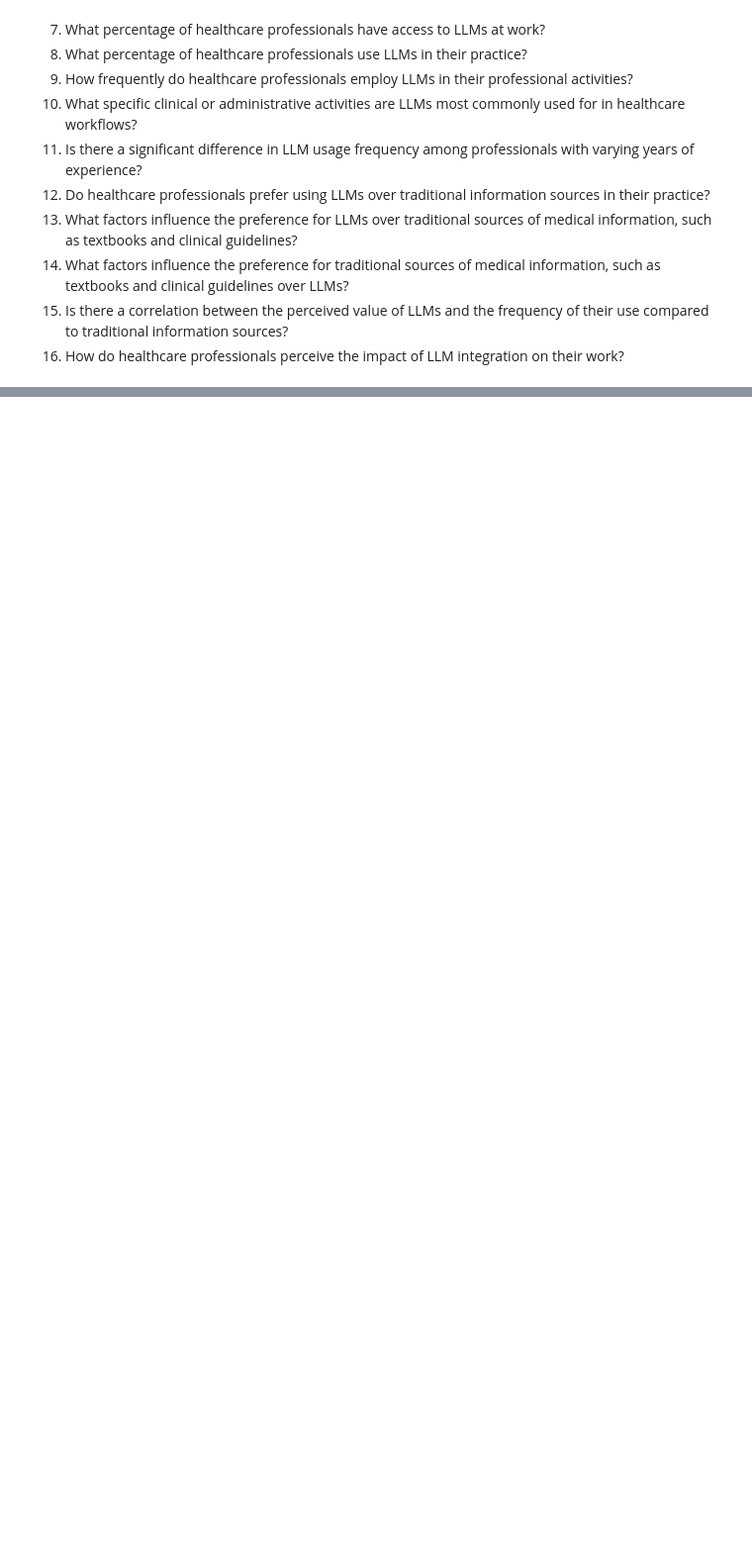
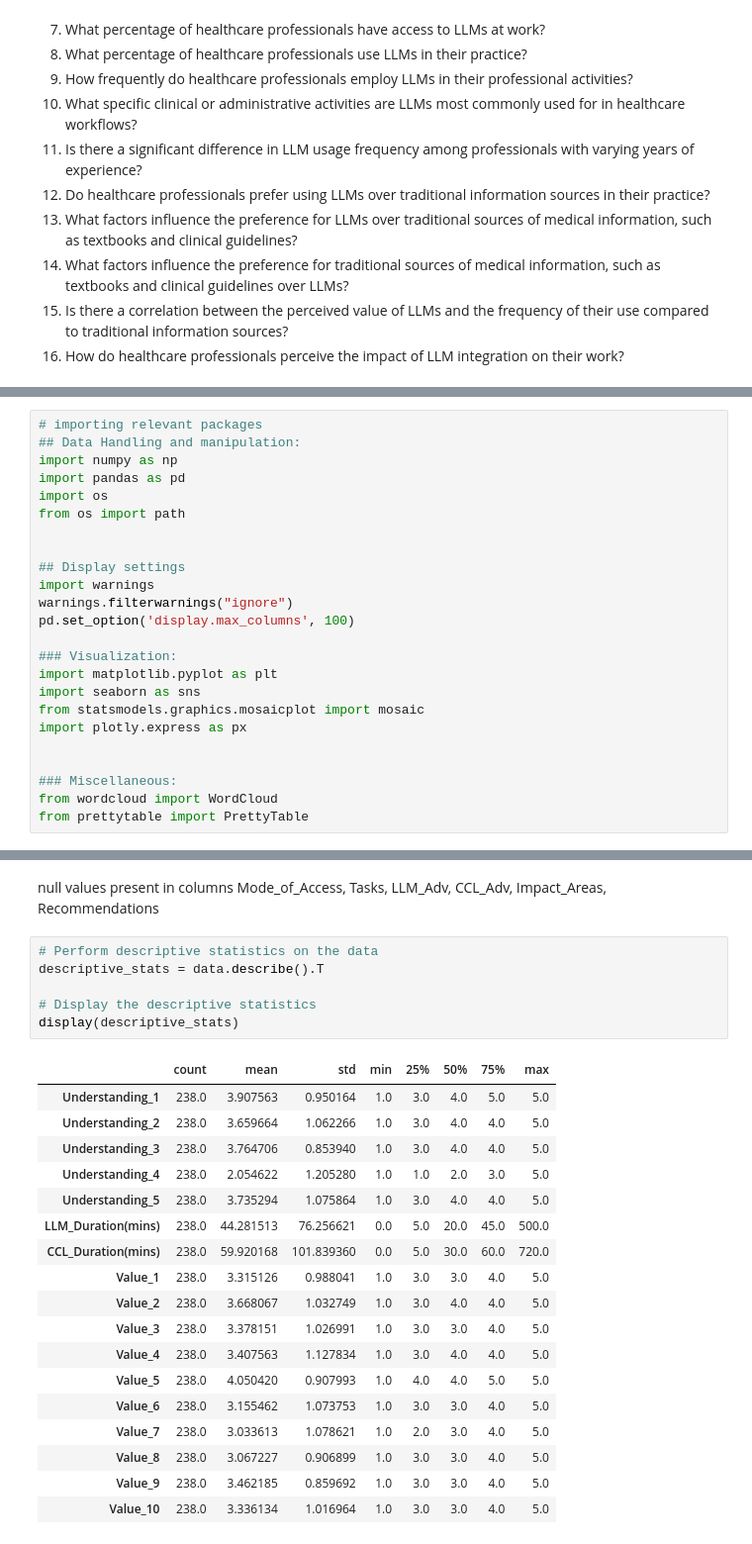
Before and after one commit to elle-shika/Healthy-Models, a Jupyter notebook: Script/Analysis.ipynb, the cells around one changed output, grey strips where cells are left out. Shown: that part at 99% size. Drawn from its saved outputs; the diff is of its cells as text; blank space fills up the shorter version.

```diff
--- a/Script/Analysis.ipynb
+++ b/Script/Analysis.ipynb
@@ -42,0 +45,24 @@ Understanding adoption patterns of LLMs  is vital for policymakers, healthcare a
+# %%
+# importing relevant packages
+## Data Handling and manipulation:
+import numpy as np
+import pandas as pd
+import os
+from os import path
+
+
+## Display settings
+import warnings
+warnings.filterwarnings("ignore")
+pd.set_option('display.max_columns', 100)
+
+### Visualization:
+import matplotlib.pyplot as plt
+import seaborn as sns
+from statsmodels.graphics.mosaicplot import mosaic
+import plotly.express as px
+
+
+### Miscellaneous:
+from wordcloud import WordCloud
+from prettytable import PrettyTable
@@ -42,0 +228,27 @@ Understanding adoption patterns of LLMs  is vital for policymakers, healthcare a
+# %% [markdown]
+null values present in columns Mode_of_Access, Tasks, LLM_Adv, CCL_Adv, Impact_Areas, Recommendations
+# %%
+# Perform descriptive statistics on the data
+descriptive_stats = data.describe().T
+
+# Display the descriptive statistics
+display(descriptive_stats)
+# %% [output]
+|  | count | mean | std | min | 25% | 50% | 75% | max |
+| Understanding_1 | 238.0 | 3.907563 | 0.950164 | 1.0 | 3.0 | 4.0 | 5.0 | 5.0 |
+| Understanding_2 | 238.0 | 3.659664 | 1.062266 | 1.0 | 3.0 | 4.0 | 4.0 | 5.0 |
+| Understanding_3 | 238.0 | 3.764706 | 0.853940 | 1.0 | 3.0 | 4.0 | 4.0 | 5.0 |
+| Understanding_4 | 238.0 | 2.054622 | 1.205280 | 1.0 | 1.0 | 2.0 | 3.0 | 5.0 |
+| Understanding_5 | 238.0 | 3.735294 | 1.075864 | 1.0 | 3.0 | 4.0 | 4.0 | 5.0 |
+| LLM_Duration(mins) | 238.0 | 44.281513 | 76.256621 | 0.0 | 5.0 | 20.0 | 45.0 | 500.0 |
+| CCL_Duration(mins) | 238.0 | 59.920168 | 101.839360 | 0.0 | 5.0 | 30.0 | 60.0 | 720.0 |
+| Value_1 | 238.0 | 3.315126 | 0.988041 | 1.0 | 3.0 | 3.0 | 4.0 | 5.0 |
+| Value_2 | 238.0 | 3.668067 | 1.032749 | 1.0 | 3.0 | 4.0 | 4.0 | 5.0 |
+| Value_3 | 238.0 | 3.378151 | 1.026991 | 1.0 | 3.0 | 3.0 | 4.0 | 5.0 |
+| Value_4 | 238.0 | 3.407563 | 1.127834 | 1.0 | 3.0 | 4.0 | 4.0 | 5.0 |
+| Value_5 | 238.0 | 4.050420 | 0.907993 | 1.0 | 4.0 | 4.0 | 5.0 | 5.0 |
+| Value_6 | 238.0 | 3.155462 | 1.073753 | 1.0 | 3.0 | 3.0 | 4.0 | 5.0 |
+| Value_7 | 238.0 | 3.033613 | 1.078621 | 1.0 | 2.0 | 3.0 | 4.0 | 5.0 |
+| Value_8 | 238.0 | 3.067227 | 0.906899 | 1.0 | 3.0 | 3.0 | 4.0 | 5.0 |
+| Value_9 | 238.0 | 3.462185 | 0.859692 | 1.0 | 3.0 | 3.0 | 4.0 | 5.0 |
+| Value_10 | 238.0 | 3.336134 | 1.016964 | 1.0 | 3.0 | 3.0 | 4.0 | 5.0 |
```
Also changed, not shown: parts of 25 cells of this notebook.
